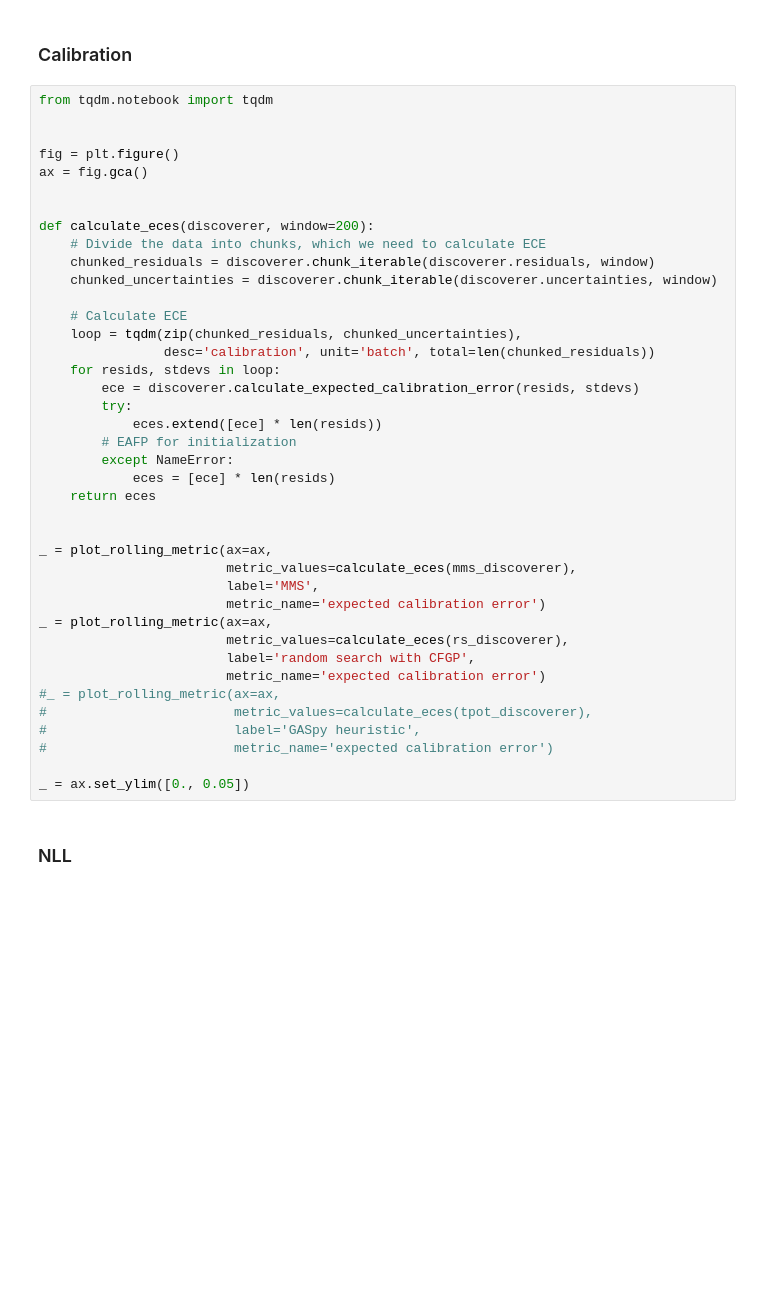
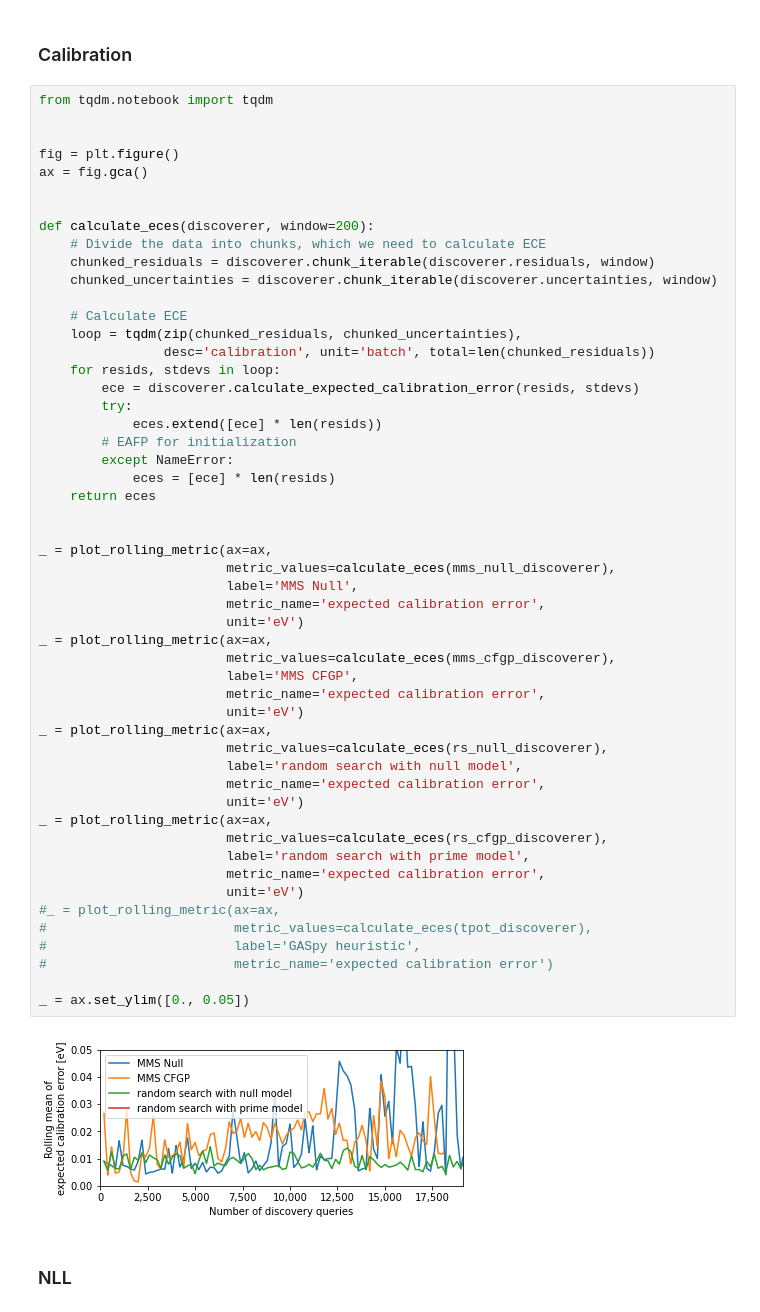
Before and after one commit to ulissigroup/catalyst-acquisitions, a Jupyter notebook: notebooks/comparisons/compare_hallucinations_update.ipynb, the cells around one changed output. Cells and saved outputs as stored; diff of their text form; blank space fills up the shorter version.

```diff
--- a/notebooks/comparisons/compare_hallucinations_update.ipynb
+++ b/notebooks/comparisons/compare_hallucinations_update.ipynb
@@ -312,39 +457,53 @@ from tqdm.notebook import tqdm
 fig = plt.figure()
 ax = fig.gca()
 
 
 def calculate_eces(discoverer, window=200):
     # Divide the data into chunks, which we need to calculate ECE
     chunked_residuals = discoverer.chunk_iterable(discoverer.residuals, window)
     chunked_uncertainties = discoverer.chunk_iterable(discoverer.uncertainties, window)
 
     # Calculate ECE
     loop = tqdm(zip(chunked_residuals, chunked_uncertainties),
                 desc='calibration', unit='batch', total=len(chunked_residuals))
     for resids, stdevs in loop:
         ece = discoverer.calculate_expected_calibration_error(resids, stdevs)
         try:
             eces.extend([ece] * len(resids))
         # EAFP for initialization
         except NameError:
             eces = [ece] * len(resids)
     return eces
 
 
 _ = plot_rolling_metric(ax=ax,
-                        metric_values=calculate_eces(mms_discoverer),
-                        label='MMS',
-                        metric_name='expected calibration error')
+                        metric_values=calculate_eces(mms_null_discoverer),
+                        label='MMS Null',
+                        metric_name='expected calibration error',
+                        unit='eV')
 _ = plot_rolling_metric(ax=ax,
-                        metric_values=calculate_eces(rs_discoverer),
-                        label='random search with CFGP',
-                        metric_name='expected calibration error')
+                        metric_values=calculate_eces(mms_cfgp_discoverer),
+                        label='MMS CFGP',
+                        metric_name='expected calibration error',
+                        unit='eV')
+_ = plot_rolling_metric(ax=ax,
+                        metric_values=calculate_eces(rs_null_discoverer),
+                        label='random search with null model',
+                        metric_name='expected calibration error',
+                        unit='eV')
+_ = plot_rolling_metric(ax=ax,
+                        metric_values=calculate_eces(rs_cfgp_discoverer),
+                        label='random search with prime model',
+                        metric_name='expected calibration error',
+                        unit='eV')
 #_ = plot_rolling_metric(ax=ax,
 #                        metric_values=calculate_eces(tpot_discoverer),
 #                        label='GASpy heuristic',
 #                        metric_name='expected calibration error')
 
 _ = ax.set_ylim([0., 0.05])
+# %% [output]
+[figure, added]
 # %% [markdown]
 ### NLL
 # %%
```
Also changed, not shown: parts of 12 cells of this notebook.
